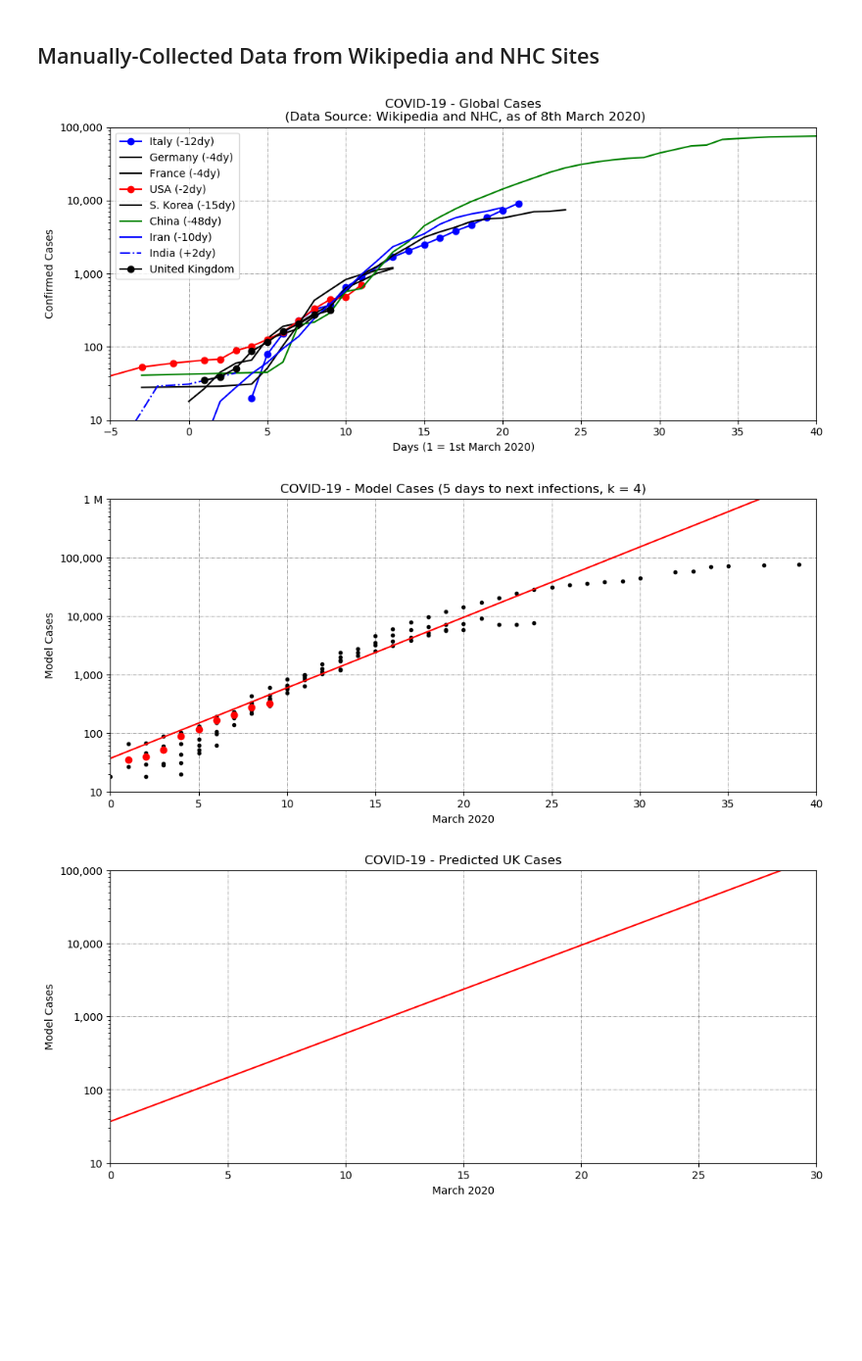
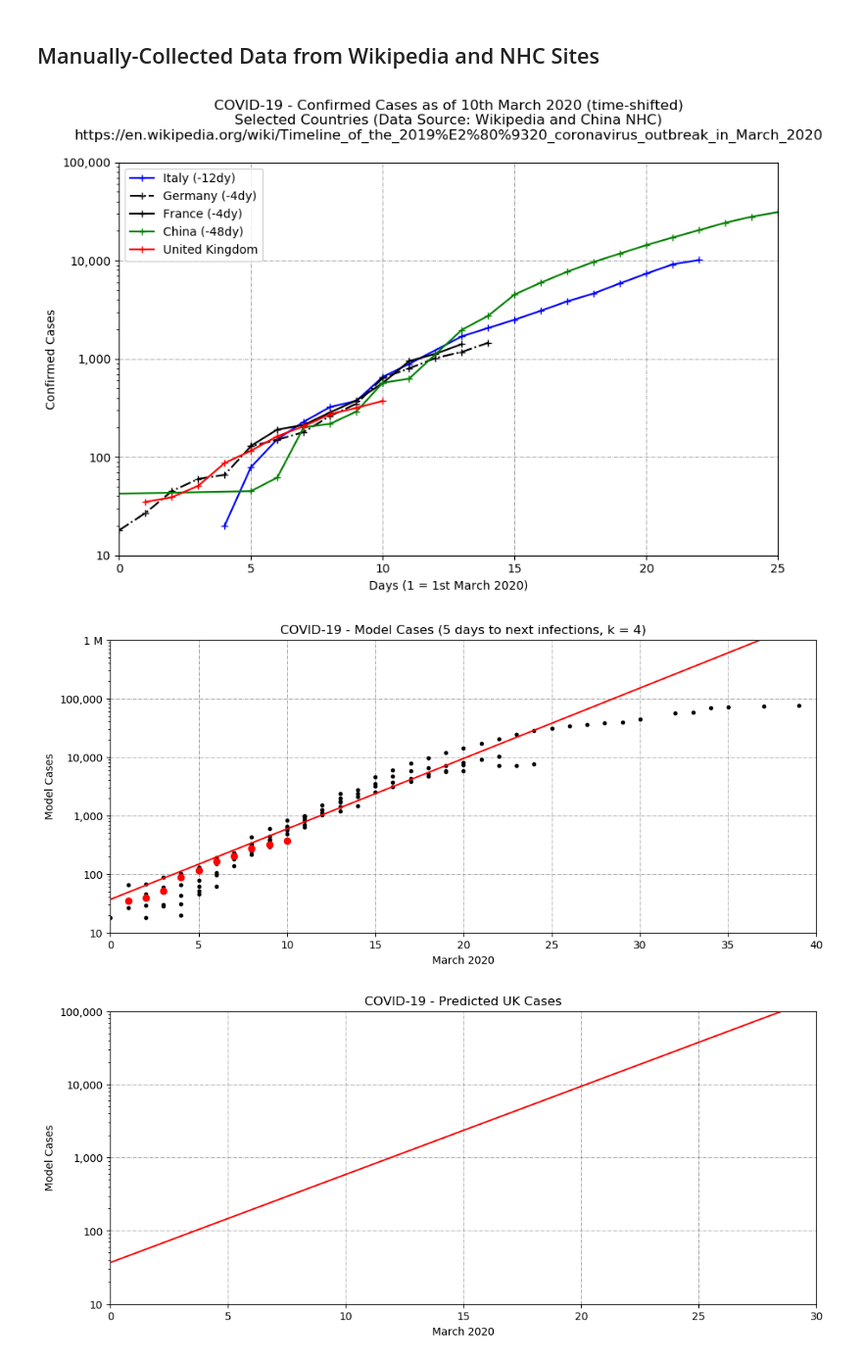
Before and after one commit to hywelowen/coronavirusgraphs, a Jupyter notebook: coronavirus.ipynb, the cells around one changed output. Shown at 98% size. Cells and saved outputs as stored; diff of their text form; code cells hidden in the pictures; blank space fills up the shorter version.

```diff
--- a/coronavirus.ipynb
+++ b/coronavirus.ipynb
@@ -26,17 +26,17 @@ plt.style.use('default')
 # http://www.nhc.gov.cn/xcs/yqtb/list_gzbd.shtml
 # Some data updated 9th March 2020
 
-days_uk = np.array([1,2,3,4,5,6,7,8,9]) # Days in March
-cases_uk = np.array([35,39,51,87,116,163,206,273,317]) # UK Confirmed Cases in March
+days_uk = np.array([1,2,3,4,5,6,7,8,9,10]) # Days in March
+cases_uk = np.array([35,39,51,87,116,163,206,273,317,373]) # UK Confirmed Cases in March
 
-days_germany =np.array( [25, 26, 27, 28, 29,29+1,29+2,29+3,29+4,29+5,29+6,29+7,29+8,29+9])# Days since 1st February
-cases_germany = np.array([18, 27, 45, 60, 66, 129,150,180,262,349,639,800,1018,1176]) # Germany Confirmed Cases
+days_germany =np.array( [25, 26, 27, 28, 29,29+1,29+2,29+3,29+4,29+5,29+6,29+7,29+8,29+9,29+10])# Days since 1st February
+cases_germany = np.array([18, 27, 45, 60, 66, 129,150,180,262,349,639,800,1018,1176,1458]) # Germany Confirmed Cases
 
 days_france =np.array( [1,2,3,4,5,6,7,8,9])# Days in March
-cases_france = np.array([130,191,212,285,377,567,949,1126,1209]) # France Confirmed Cases in March
+cases_france = np.array([130,191,212,285,377,567,949,1126,1412]) # France Confirmed Cases in March
 
-days_italy =np.array( [21, 22, 23, 24, 25, 26, 27, 28, 29+1,29+2,29+3,29+4,29+5,29+6,29+7,29+8,29+9]) # Days since 1st February
-cases_italy = np.array([20, 79, 152, 229, 323, 374, 655, 888, 1694,2064,2502,3089,3850,4628,5875,7375,9172]) # Italy Confirmed Cases
+days_italy =np.array( [21, 22, 23, 24, 25, 26, 27, 28, 29+1,29+2,29+3,29+4,29+5,29+6,29+7,29+8,29+9,29+10]) # Days since 1st February
+cases_italy = np.array([20, 79, 152, 229, 323, 374, 655, 888, 1694,2064,2502,3089,3850,4628,5875,7375,9172,10149]) # Italy Confirmed Cases
 #deaths_italy = np.array([1,2,3,7,12,17,21,29,34,52,80,107,148,197,233,366]) # Italy Confirmed Deaths
 
 days_usa =np.array( [20,21,24,26,28,29,29+1,29+2,29+3,29+4,29+5,29+6,29+7,29+8,29+9]) # Days since 1st February
@@ -51,32 +51,32 @@ cases_china = np.array([41,45,62,201,218,291,571,628,1975,2744,4515,5974,7711,96
 days_iran =np.array( [19,20,21,22,23,24,25,26,27,28,29,29+1,29+2,29+3,29+5,29+6,29+7,29+8,29+9,29+10]) # Days since 1st February
 cases_iran = np.array([2,5,18,28,43,61,95,139,245,388,593,978,1501,2336,3513,4747,5823,6566,7161,8042]) # Iran Confirmed Cases
 
-days_india =np.array( [2,4,5,6,8,9])# Days in March
-cases_india = np.array([6,29,30,31,39,44]) # India Confirmed Cases in March
+days_india =np.array( [2,4,5,6,8,9,10])# Days in March
+cases_india = np.array([6,29,30,31,39,44,58]) # India Confirmed Cases in March
 # %%
-plt.figure(figsize=(12,5))
-plt.plot(days_italy-29+12, cases_italy,'bo-')
-plt.plot(days_germany-29+4, cases_germany,'k-')
-plt.plot(days_france+4, cases_france,'k-')
-plt.plot(days_usa-29+2, cases_usa,'ro-')
-plt.plot(days_skorea-29+15, cases_skorea,'k-')
-plt.plot(days_china-29+48, cases_china,'g-')
-plt.plot(days_iran-29+10, cases_iran,'b-')
-plt.plot(days_india-6, cases_india,'b-.')
-plt.plot(days_uk, cases_uk,'ko-')
+plt.figure(figsize=(10,6))
+plt.plot(days_italy-29+12, cases_italy,'b+-')
+plt.plot(days_germany-29+4, cases_germany,'k+-.')
+plt.plot(days_france+4, cases_france,'k+-')
+#plt.plot(days_usa-29+2, cases_usa,'ro-')
+#plt.plot(days_skorea-29+15, cases_skorea,'k-')
+plt.plot(days_china-29+48, cases_china,'g+-')
+#plt.plot(days_iran-29+10, cases_iran,'b-')
+#plt.plot(days_india-6, cases_india,'b-.')
+plt.plot(days_uk, cases_uk,'r+-')
 plt.grid(linestyle='-.', linewidth='0.5', color='gray')
 plt.yscale('log')
 plt.ylim(10,5000)
 plt.xlim(0,20)
-plt.xticks(np.linspace(-5,40,10))
+plt.xticks(np.arange(0,30,5))
 plt.yticks([10,100,1000,10000,1e5],['10','100','1,000','10,000','100,000'])
 plt.xlabel('Days (1 = 1st March 2020)')
 plt.ylabel('Confirmed Cases')
-plt.legend(['Italy (-12dy)','Germany (-4dy)','France (-4dy)','USA (-2dy)','S. Korea (-15dy)','China (-48dy)','Iran (-10dy)','India (+2dy)','United Kingdom'])
-plt.title('COVID-19 - Global Cases\n (Data Source: Wikipedia and NHC, as of 8th March 2020)')
-plt.savefig("coronaviruscases.png")
+plt.legend(['Italy (-12dy)','Germany (-4dy)','France (-4dy)','China (-48dy)','United Kingdom'])
+plt.title('COVID-19 - Confirmed Cases as of 10th March 2020 (time-shifted)\nSelected Countries (Data Source: Wikipedia and China NHC)\nhttps://en.wikipedia.org/wiki/Timeline_of_the_2019%E2%80%9320_coronavirus_outbreak_in_March_2020\n')
+plt.savefig("coronaviruscaseswikipedia.png")
 # %% [output]
-[figure, old version]
+[figure, new version]
 # %%
 # This model should NOTE be used for any predictive purposes. This is NOT an epidemiology model.
 # There is NO implied fitness of use for this code.
@@ -120,7 +120,7 @@ plt.ylabel('Model Cases')
 plt.title('COVID-19 - Model Cases (' + str(inc_period) + ' days to next infections, k = ' + str(inf_mult) + ')')
 plt.savefig("coronavirusvirusmodel.png")
 # %% [output]
-[figure, old version]
+[figure, new version]
 # %%
 plt.figure(figsize=(12,5))
 plt.plot(model_days-13, model_infections,'r-')
```
Also changed, not shown: parts of 8 cells of this notebook, 6 other files.
